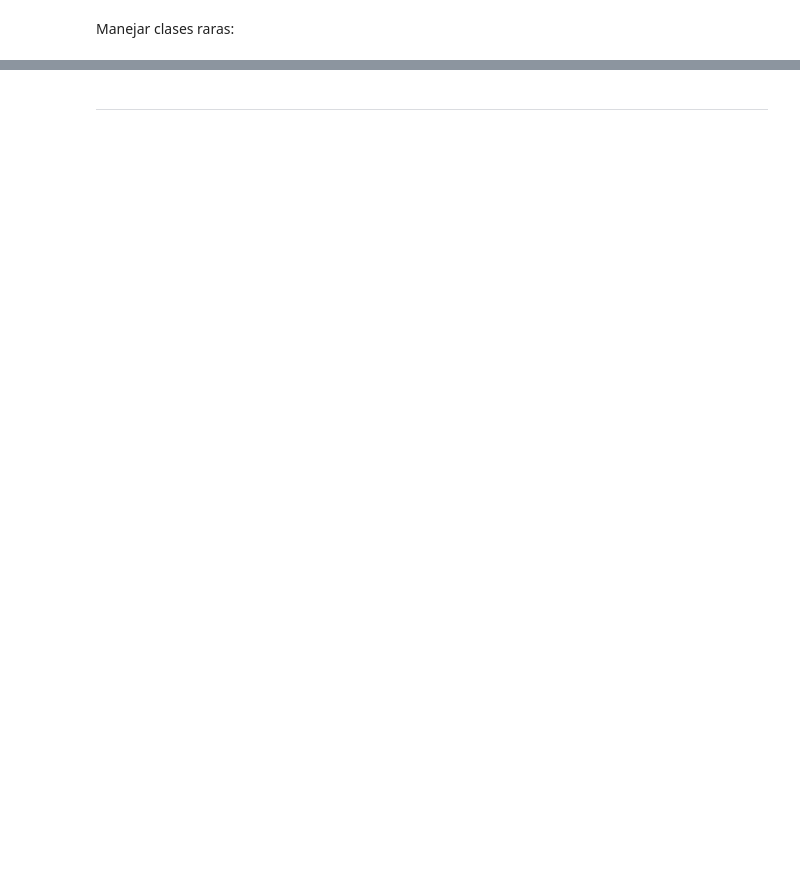
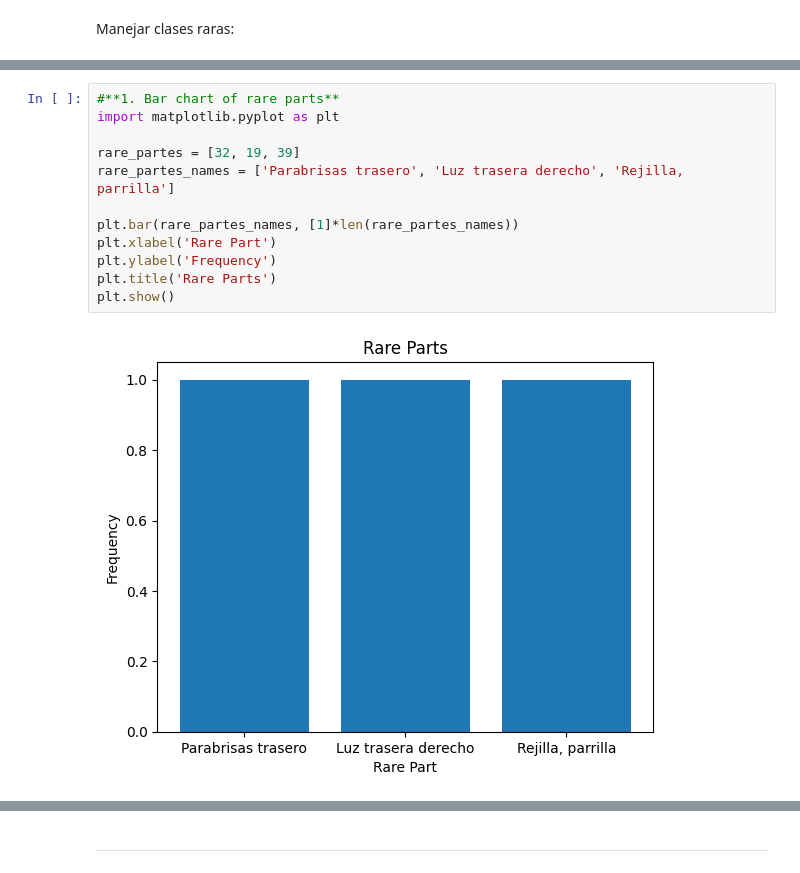
Before and after one commit to ramirezla/DetectarDannosPartesSugerenciasUsandoMultiplesEtiquetasTF_APIs, a Jupyter notebook: PreparacionDeDatosMultiplesEtiquetasTF_API.ipynb, the cells around one changed output, grey strips where cells are left out. Cells and saved outputs as stored; diff of their text form; blank space fills up the shorter version.

```diff
--- a/PreparacionDeDatosMultiplesEtiquetasTF_API.ipynb
+++ b/PreparacionDeDatosMultiplesEtiquetasTF_API.ipynb
@@ -795,0 +855,14 @@ with open('data/fotos_siniestros/train/rare_classes_support.json') as f:
+# %%
+#**1. Bar chart of rare parts**
+import matplotlib.pyplot as plt
+
+rare_partes = [32, 19, 39]
+rare_partes_names = ['Parabrisas trasero', 'Luz trasera derecho', 'Rejilla, parrilla']
+
+plt.bar(rare_partes_names, [1]*len(rare_partes_names))
+plt.xlabel('Rare Part')
+plt.ylabel('Frequency')
+plt.title('Rare Parts')
+plt.show()
+# %% [output]
+[figure, added]
```
Also changed, not shown: parts of 24 cells of this notebook, 4 other files.
